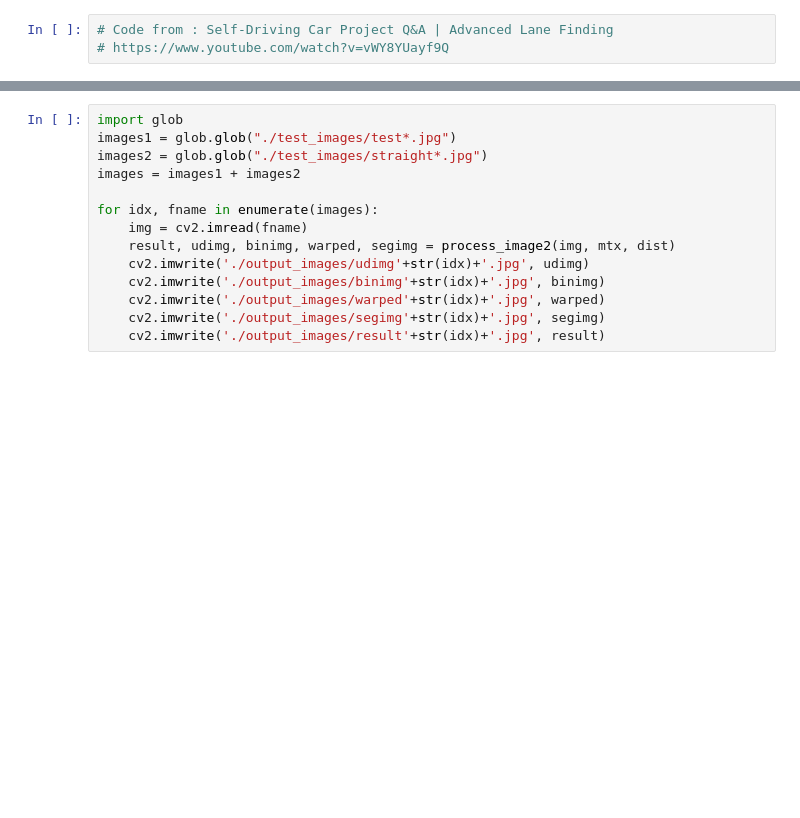
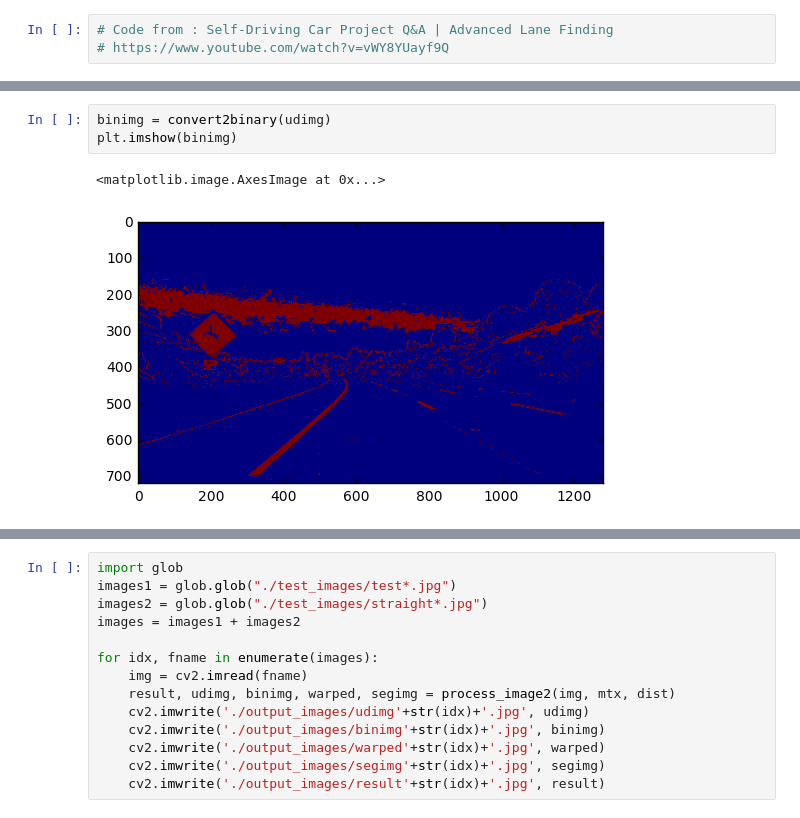
Before and after one commit to kuasha/Advanced-Lane-Lines, a Jupyter notebook: image_gen.ipynb, the cells around one changed output, grey strips where cells are left out. Drawn from its saved outputs; the diff is of its cells as text; blank space fills up the shorter version.

```diff
--- a/image_gen.ipynb
+++ b/image_gen.ipynb
@@ -48 +84,7 @@ def window_mask(width, height, img_ref, center, level):
+# %%
+binimg = convert2binary(udimg)
+plt.imshow(binimg)
+# %% [output]
+<matplotlib.image.AxesImage at 0x...>
+[figure, added]
 # %%
```
Also changed, not shown: parts of 21 cells of this notebook, 7 other files.
